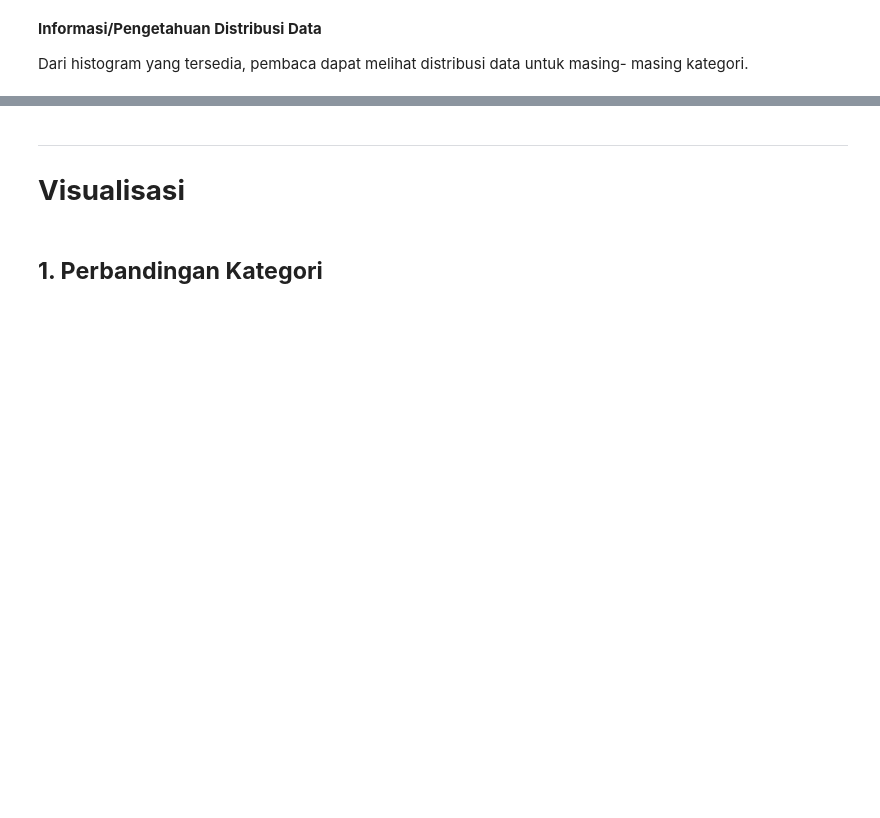
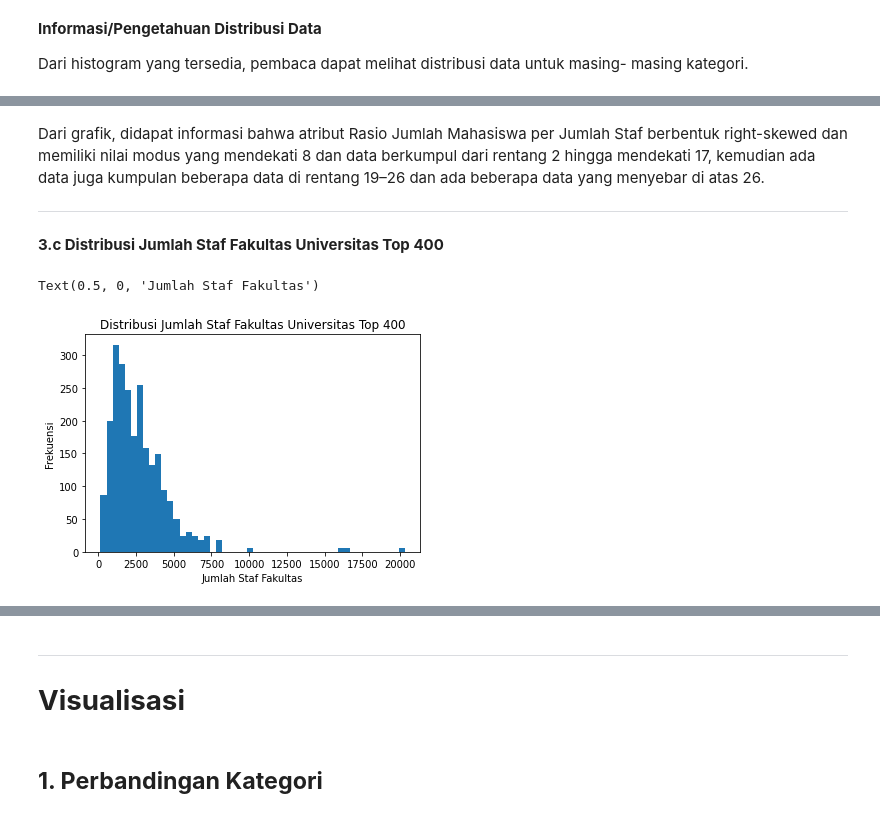
Before and after one commit to dewodt/Analisis-Rank-Universitas, a Jupyter notebook: Analisis_Tubes2.ipynb, the cells around one changed output, grey strips where cells are left out. Saved outputs shown, nothing was run; the diff lists cells and outputs as text; code cells hidden in the pictures; blank space fills up the shorter version.

```diff
--- a/Analisis_Tubes2.ipynb
+++ b/Analisis_Tubes2.ipynb
@@ -1239,0 +1238,13 @@ Dari histogram yang tersedia, pembaca dapat melihat distribusi data untuk masing
+# %% [markdown]
+Dari grafik, didapat informasi bahwa atribut Rasio Jumlah Mahasiswa per Jumlah Staf berbentuk right-skewed dan memiliki nilai modus yang mendekati 8 dan data berkumpul dari rentang 2 hingga mendekati 17, kemudian ada data juga kumpulan beberapa data di rentang  19–26 dan ada beberapa data yang menyebar di atas 26.
+
+---
+# %% [markdown]
+**3.c Distribusi Jumlah Staf Fakultas Universitas Top 400**
+# %%
+df['faculty_count'].plot(kind='hist',bins = 50, title='Distribusi Jumlah Staf Fakultas Universitas Top 400')
+plt.ylabel('Frekuensi')
+plt.xlabel('Jumlah Staf Fakultas')
+# %% [output]
+Text(0.5, 0, 'Jumlah Staf Fakultas')
+[figure, added]
```
Also changed, not shown: parts of 45 cells of this notebook.
